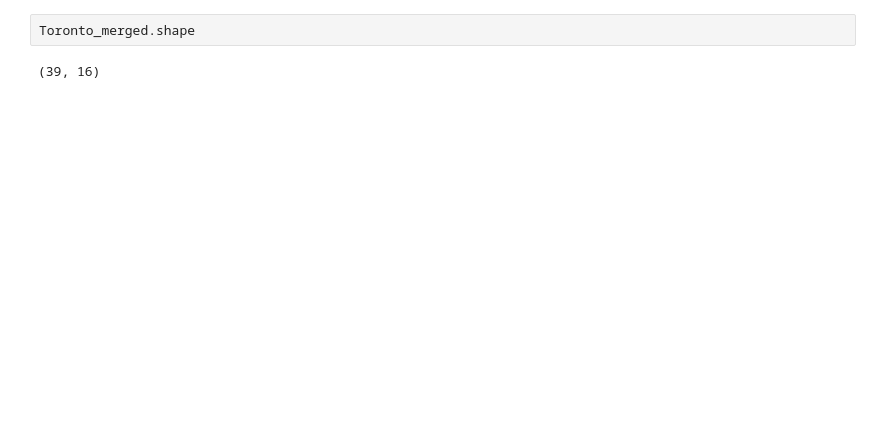
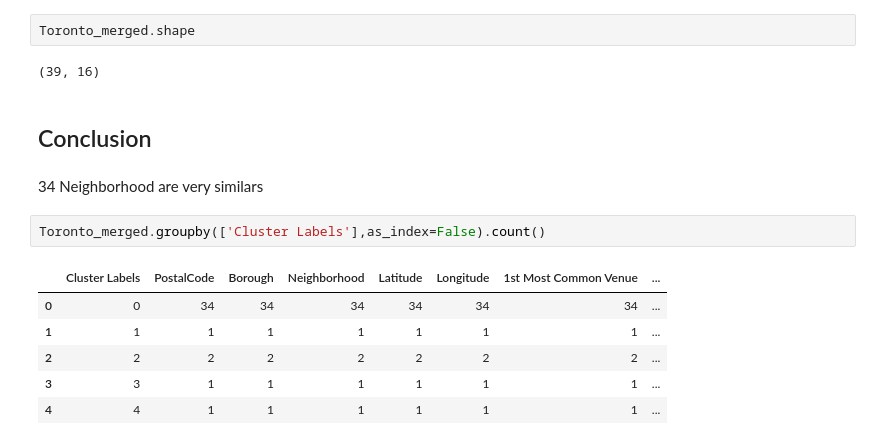
Before and after one commit to hana1795/coursera_capstone_project, a Jupyter notebook: capstonce_project_2.ipynb, the cells around one changed output. Cells and saved outputs as stored; diff of their text form; blank space fills up the shorter version.

```diff
--- a/capstonce_project_2.ipynb
+++ b/capstonce_project_2.ipynb
@@ -309,3 +309,16 @@ map_clusters
 Toronto_merged.shape
 # %% [output]
 (39, 16)
+# %% [markdown]
+## Conclusion
+# %% [markdown]
+34 Neighborhood are very similars
+# %%
+Toronto_merged.groupby(['Cluster Labels'],as_index=False).count()
+# %% [output]
+|  | Cluster Labels | PostalCode | Borough | Neighborhood | Latitude | Longitude | 1st Most Common Venue | ... |
+| 0 | 0 | 34 | 34 | 34 | 34 | 34 | 34 | ... |
+| 1 | 1 | 1 | 1 | 1 | 1 | 1 | 1 | ... |
+| 2 | 2 | 2 | 2 | 2 | 2 | 2 | 2 | ... |
+| 3 | 3 | 1 | 1 | 1 | 1 | 1 | 1 | ... |
+| 4 | 4 | 1 | 1 | 1 | 1 | 1 | 1 | ... |
```
Also changed, not shown: parts of 4 cells of this notebook.
